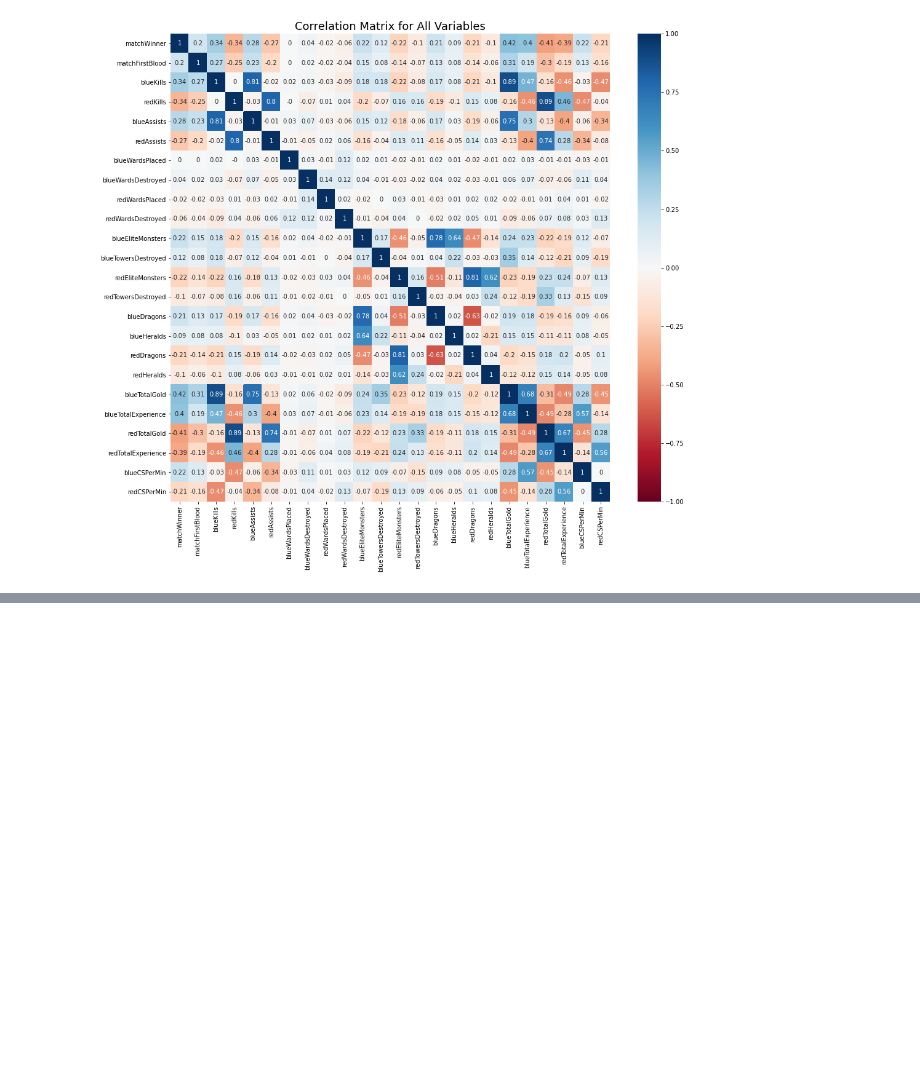
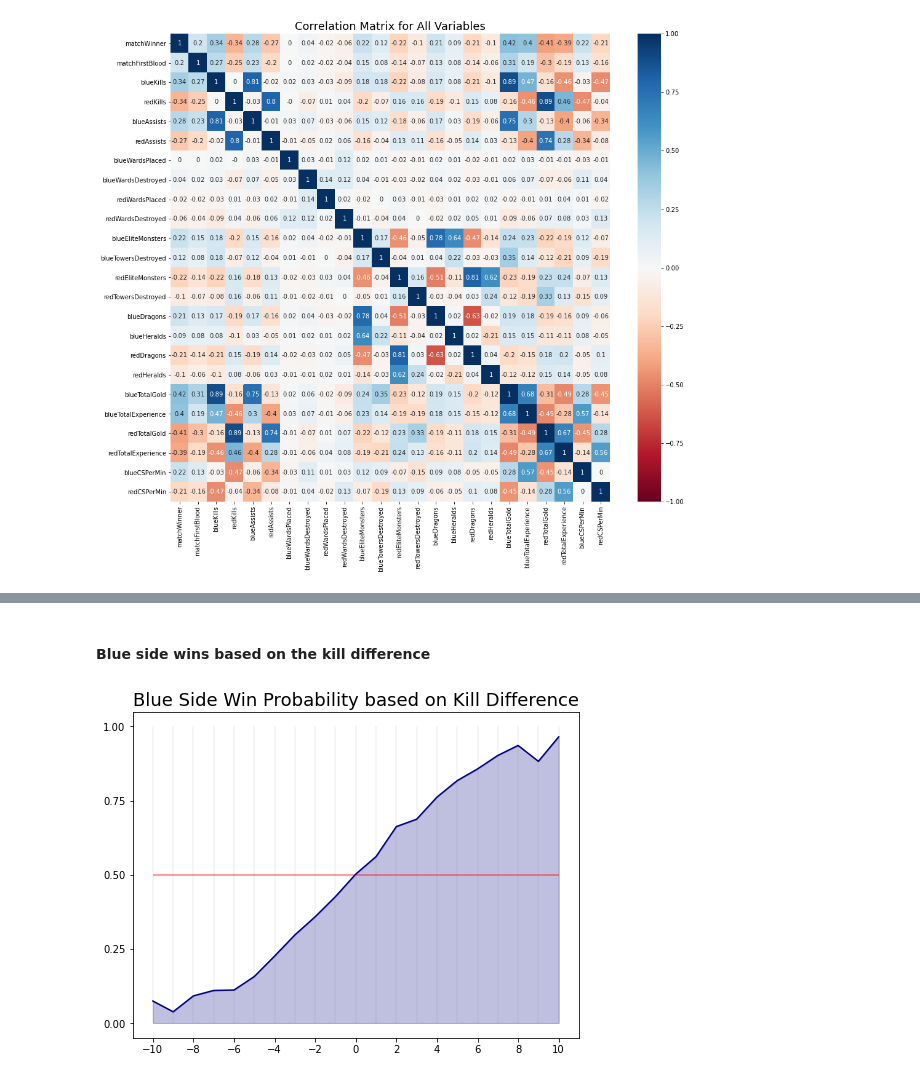
Before and after one commit to MatheusMAssis/League-Ranked-Analysis, a Jupyter notebook: visualization/statistical_analysis.ipynb, the cells around one changed output, grey strips where cells are left out. Cells and saved outputs as stored; diff of their text form; code cells hidden in the pictures; blank space fills up the shorter version.

Commit message:
adding figures and new plot for probabilities

```diff
--- a/visualization/statistical_analysis.ipynb
+++ b/visualization/statistical_analysis.ipynb
@@ -132,0 +142,4 @@ plot_correlation_matrix(df, list(df.columns), "pearson", "All Variables", size=(
+# %%
+dist_df1["killDiff"] = dist_df1["blueKills"] - dist_df1["redKills"]
+# %% [markdown]
+#### Blue side wins based on the kill difference
@@ -132,0 +148,21 @@ plot_correlation_matrix(df, list(df.columns), "pearson", "All Variables", size=(
+# %%
+list_dist_values = [dist_df1[dist_df1["killDiff"] == i]["matchWinner"].value_counts() for i in range(-10, 11)]
+# %%
+dist_dict = {i - 10: list_dist_values[i][1]/(list_dist_values[i][0] + list_dist_values[i][1]) for i in
+                                                                                              range(len(list_dist_values))}
+# %%
+dist_df = pd.DataFrame(index = dist_dict.keys(), data = list(dist_dict.values()), columns=["value"])
+# %%
+fig, ax = plt.subplots(1, 1, figsize=(8, 6))
+plt.setp(ax, xticks=[i for i in range(-10, 11, 2)], yticks=[i/100 for i in range(0, 101, 25)])
+
+ax.vlines(dist_df.index, 0, 1, color="gray", alpha=0.1)
+ax.hlines([0.5], -10, 10, color="red", alpha=0.5, label="50%")
+ax.plot(dist_df.index, dist_df.values, color = "navy")
+ax.fill_between(dist_df.index, 0, [i[0] for i in dist_df.values], color="navy", alpha=0.25)
+
+plt.title("Blue Side Win Probability based on Kill Difference", fontsize=18)
+plt.savefig(figures_path + "blue_side_win_prob_kill_diff.png")
+plt.show()
+# %% [output]
+[figure, added]
```
Also changed, not shown: parts of 13 cells of this notebook, 8 other files.
